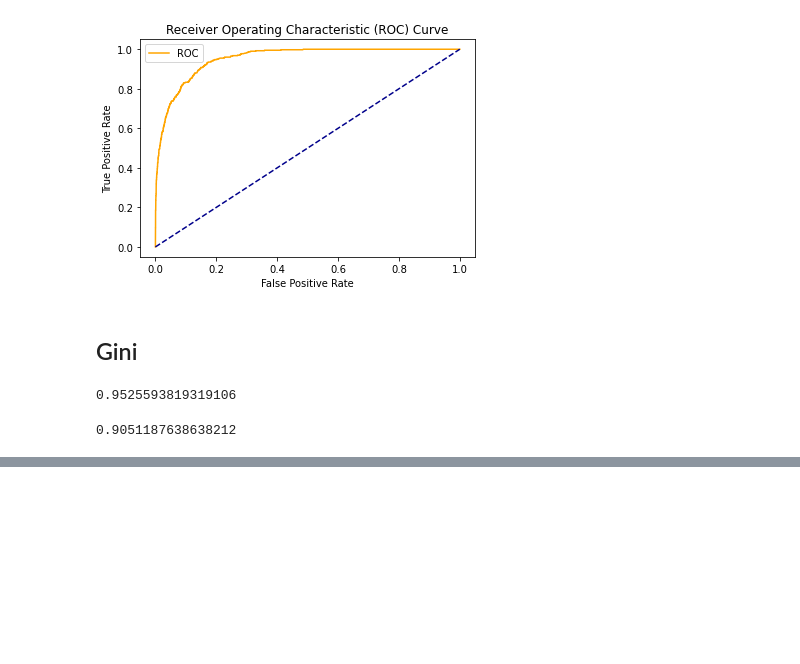
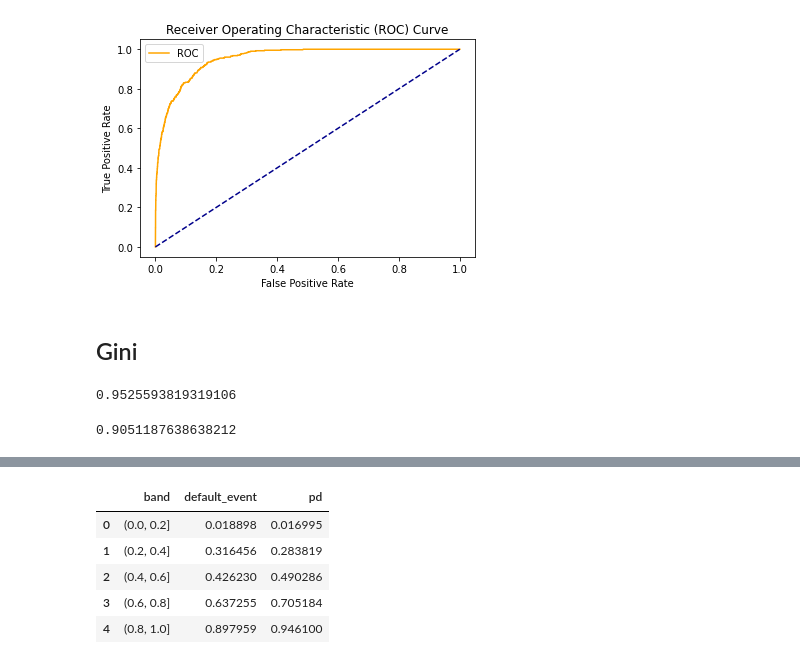
Before and after one commit to rishuraj27/PD-Modelling, a Jupyter notebook: one_year_pd_modelling_ml_cart.ipynb, the cells around one changed output, grey strips where cells are left out. Cells and saved outputs as stored; diff of their text form; code cells hidden in the pictures; blank space fills up the shorter version.

```diff
--- a/one_year_pd_modelling_ml_cart.ipynb
+++ b/one_year_pd_modelling_ml_cart.ipynb
@@ -221,0 +242,9 @@ gini
+# %%
+data_pd
+# %% [output]
+|  | band | default_event | pd |
+| 0 | (0.0, 0.2] | 0.018898 | 0.016995 |
+| 1 | (0.2, 0.4] | 0.316456 | 0.283819 |
+| 2 | (0.4, 0.6] | 0.426230 | 0.490286 |
+| 3 | (0.6, 0.8] | 0.637255 | 0.705184 |
+| 4 | (0.8, 1.0] | 0.897959 | 0.946100 |
```
Also changed, not shown: parts of 12 cells of this notebook.
